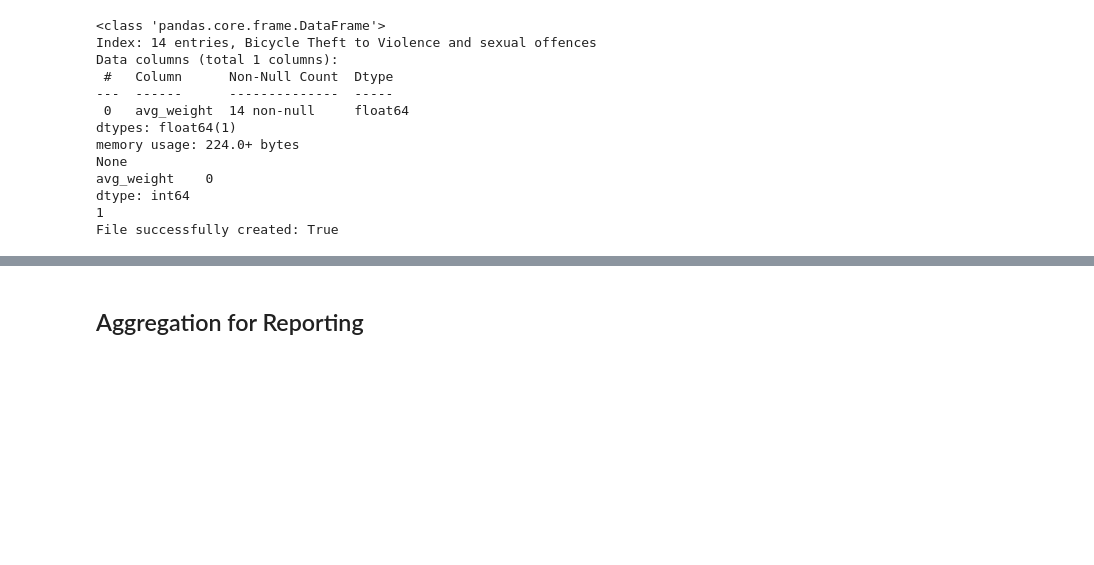
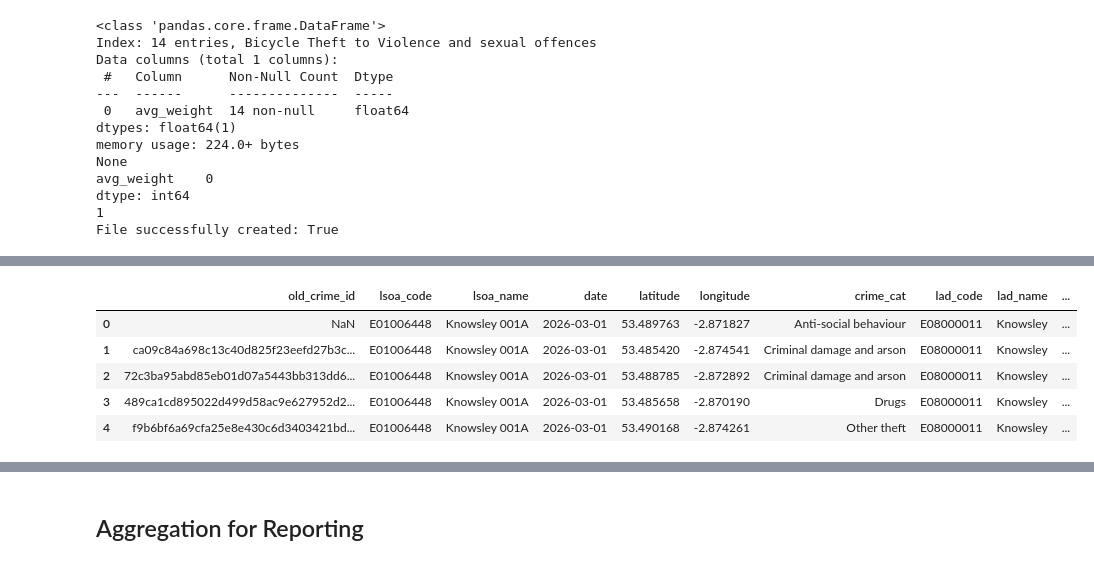
Before and after one commit to SamWilcock2468/Crime-Data-Analysis, a Jupyter notebook: Scripts/CrimeAnalysisPipeline.ipynb, the cells around one changed output, grey strips where cells are left out. Saved outputs shown, nothing was run; the diff lists cells and outputs as text; code cells hidden in the pictures; blank space fills up the shorter version.

```diff
--- a/Scripts/CrimeAnalysisPipeline.ipynb
+++ b/Scripts/CrimeAnalysisPipeline.ipynb
@@ -683,0 +730,6 @@ eg: mers_2026_03_00001 - This allows for up to 100,000 crimes per month per poli
+# %%
+# Drop useless columns
+
+mssd = mssd[['Crime ID', 'LSOA code', 'LSOA name', 'Month', 'Latitude', 'Longitude', 'Crime type']]
+
+mssd.head()
@@ -683,0 +743,13 @@ eg: mers_2026_03_00001 - This allows for up to 100,000 crimes per month per poli
+# %%
+# Rename columns
+mssd = mssd.rename(columns={
+    'Crime ID': 'old_crime_id',
+    'Month': 'date',
+    'Latitude': 'latitude',
+    'Longitude': 'longitude',
+    'LSOA code': 'lsoa_code',
+    'LSOA name': 'lsoa_name',
+    'Crime type': 'crime_cat'
+})
+
+mssd.head()
@@ -683,0 +763,8 @@ eg: mers_2026_03_00001 - This allows for up to 100,000 crimes per month per poli
+# %%
+# Drop duplicate rows
+print(f'row count before dropping: {mssd.shape[0]}')
+
+mssd = mssd.drop_duplicates()
+print(f'number of duplicates after dropping: {mssd.duplicated().sum()}')
+
+print(f'row count after dropping: {mssd.shape[0]}')
@@ -683,0 +775,5 @@ eg: mers_2026_03_00001 - This allows for up to 100,000 crimes per month per poli
+# %%
+# Change month to date
+mssd['date'] = pd.to_datetime(mssd['date'], format='%Y-%m')
+
+mssd.head()
@@ -1566,0 +1717,13 @@ File successfully created: True
+# %%
+# Merge with lookup table
+
+mssd_working = pd.merge(mssd, lookup_table, how='left', on=['lsoa_code', 'lsoa_name'])
+
+mssd_working.head()
+# %% [output]
+|  | old_crime_id | lsoa_code | lsoa_name | date | latitude | longitude | crime_cat | lad_code | lad_name | ... |
+| 0 | NaN | E01006448 | Knowsley 001A | 2026-03-01 | 53.489763 | -2.871827 | Anti-social behaviour | E08000011 | Knowsley | ... |
+| 1 | ca09c84a698c13c40d825f23eefd27b3c... | E01006448 | Knowsley 001A | 2026-03-01 | 53.485420 | -2.874541 | Criminal damage and arson | E08000011 | Knowsley | ... |
+| 2 | 72c3ba95abd85eb01d07a5443bb313dd6... | E01006448 | Knowsley 001A | 2026-03-01 | 53.488785 | -2.872892 | Criminal damage and arson | E08000011 | Knowsley | ... |
+| 3 | 489ca1cd895022d499d58ac9e627952d2... | E01006448 | Knowsley 001A | 2026-03-01 | 53.485658 | -2.870190 | Drugs | E08000011 | Knowsley | ... |
+| 4 | f9b6bf6a69cfa25e8e430c6d3403421bd... | E01006448 | Knowsley 001A | 2026-03-01 | 53.490168 | -2.874261 | Other theft | E08000011 | Knowsley | ... |
```
Also changed, not shown: parts of 35 cells of this notebook.
